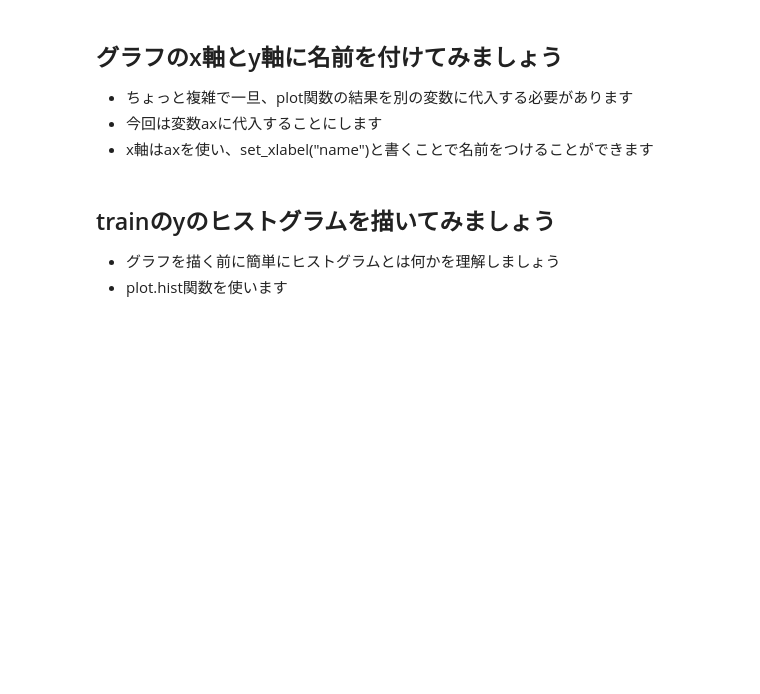
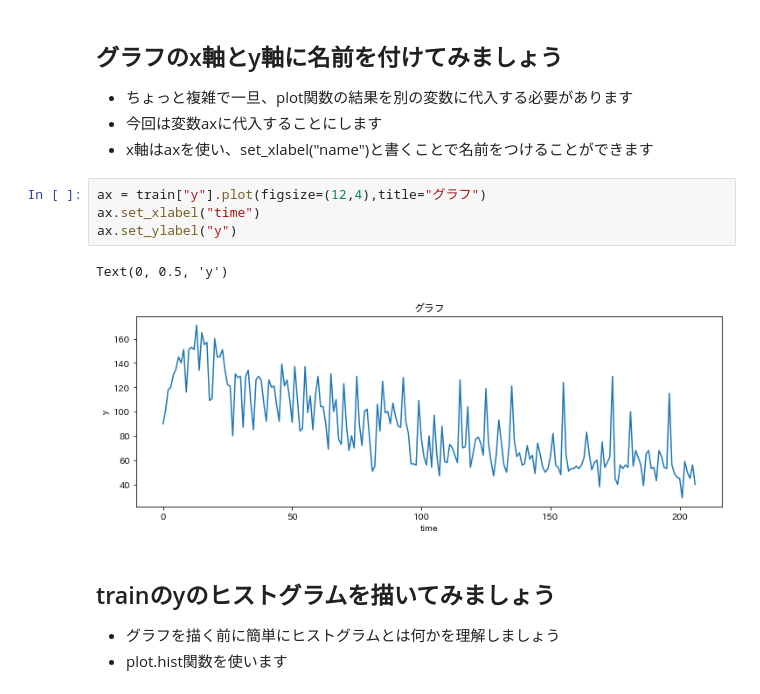
Before and after one commit to FumihisaKobayashi/test_udemy_jupyter, a Jupyter notebook: Section3_3.ipynb, the cells around one changed output. Saved outputs shown, nothing was run; the diff lists cells and outputs as text; blank space fills up the shorter version.

```diff
--- a/Section3_3.ipynb
+++ b/Section3_3.ipynb
@@ -51,6 +56,13 @@ train["y"].plot(figsize=(12,4))
 - ちょっと複雑で一旦、plot関数の結果を別の変数に代入する必要があります
 - 今回は変数axに代入することにします
 - x軸はaxを使い、set_xlabel("name")と書くことで名前をつけることができます
+# %%
+ax = train["y"].plot(figsize=(12,4),title="グラフ")
+ax.set_xlabel("time")
+ax.set_ylabel("y")
+# %% [output]
+Text(0, 0.5, 'y')
+[figure, added]
 # %% [markdown]
 ## trainのyのヒストグラムを描いてみましょう
 - グラフを描く前に簡単にヒストグラムとは何かを理解しましょう
```
Also changed, not shown: parts of 12 cells of this notebook.
